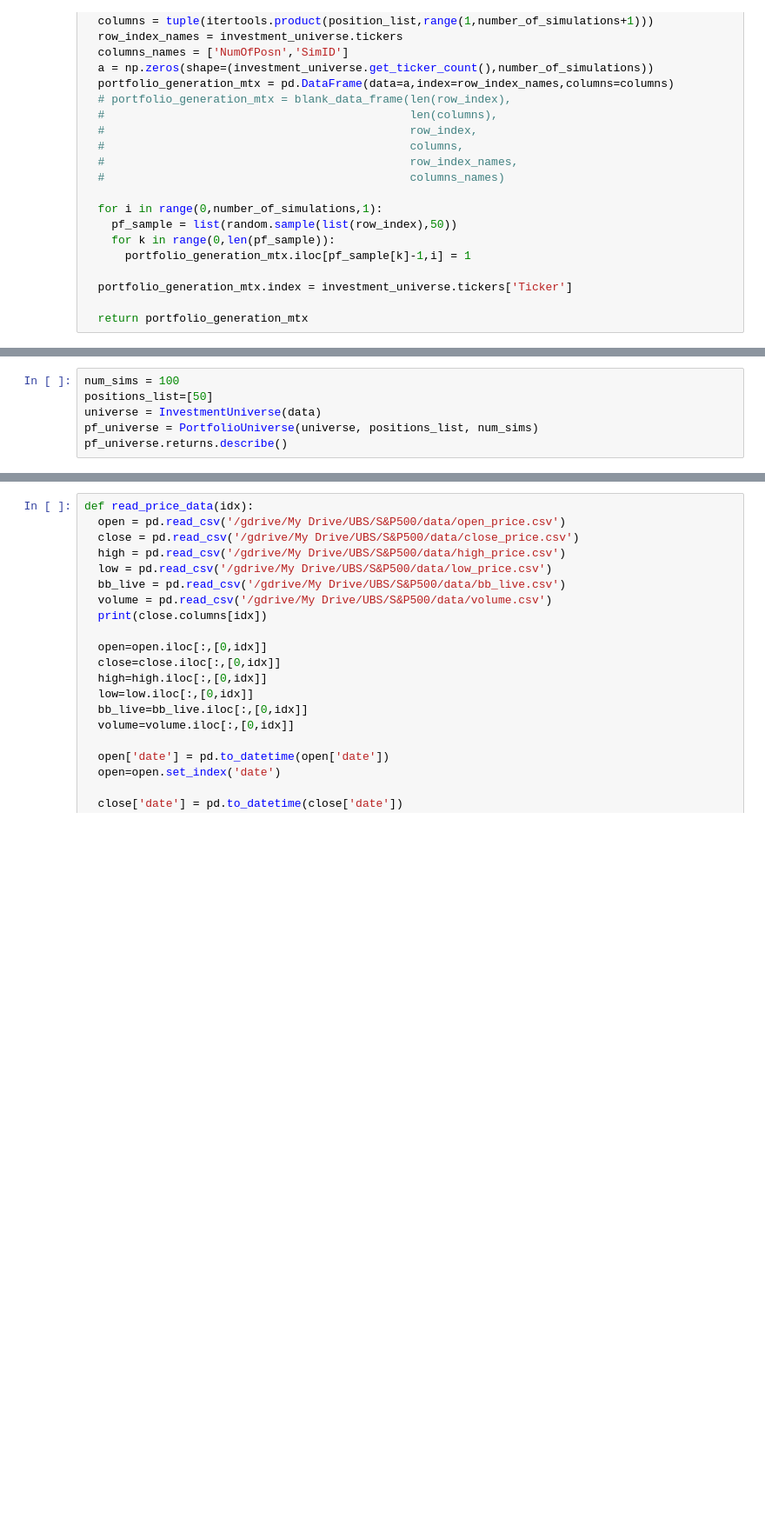
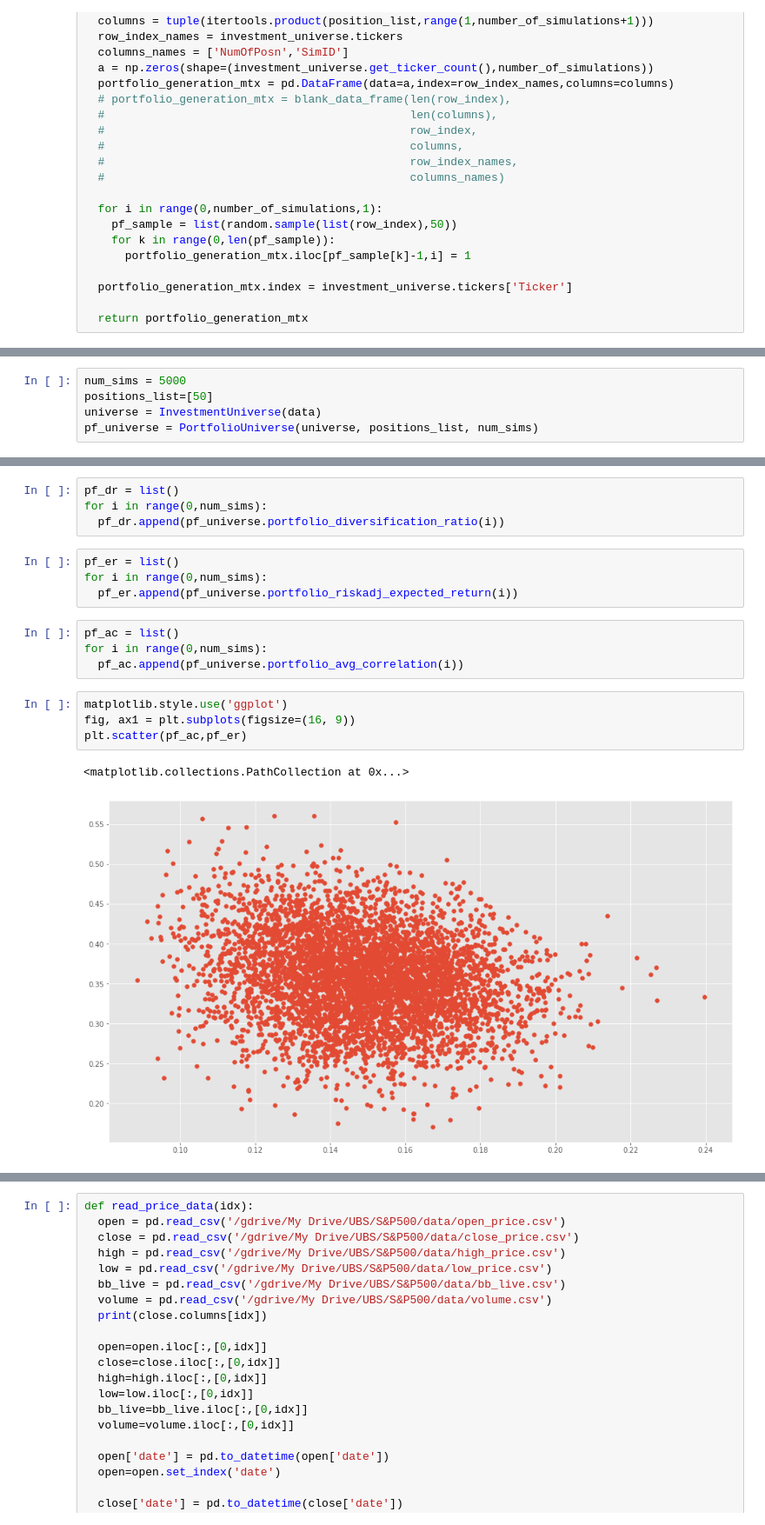
Before and after one commit to puneat/Algorithmic_Portfolio, a Jupyter notebook: Portfolio_Investment.ipynb, the cells around one changed output, grey strips where cells are left out. Shown: that part at 87% size. Cells and saved outputs as stored; diff of their text form; blank space fills up the shorter version.

Commit message:
added diversification metrics and completed a MCS based diversified portfolio

```diff
--- a/Portfolio_Investment.ipynb
+++ b/Portfolio_Investment.ipynb
@@ -296,6 +315,5 @@ class PortfolioUniverse:
 # %%
-num_sims = 100
+num_sims = 5000
 positions_list=[50]
 universe = InvestmentUniverse(data)
 pf_universe = PortfolioUniverse(universe, positions_list, num_sims)
-pf_universe.returns.describe()
@@ -313,0 +320,19 @@ pf_universe.returns.describe()
+# %%
+pf_dr = list()
+for i in range(0,num_sims):
+  pf_dr.append(pf_universe.portfolio_diversification_ratio(i))
+# %%
+pf_er = list()
+for i in range(0,num_sims):
+  pf_er.append(pf_universe.portfolio_riskadj_expected_return(i))
+# %%
+pf_ac = list()
+for i in range(0,num_sims):
+  pf_ac.append(pf_universe.portfolio_avg_correlation(i))
+# %%
+matplotlib.style.use('ggplot')
+fig, ax1 = plt.subplots(figsize=(16, 9))
+plt.scatter(pf_ac,pf_er)
+# %% [output]
+<matplotlib.collections.PathCollection at 0x...>
+[figure, added]
```
Also changed, not shown: parts of 14 cells of this notebook.
